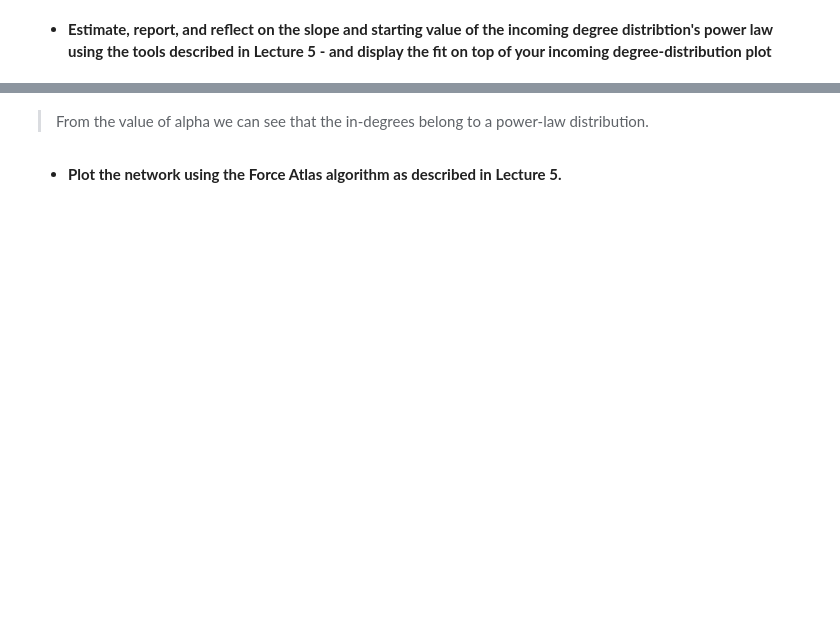
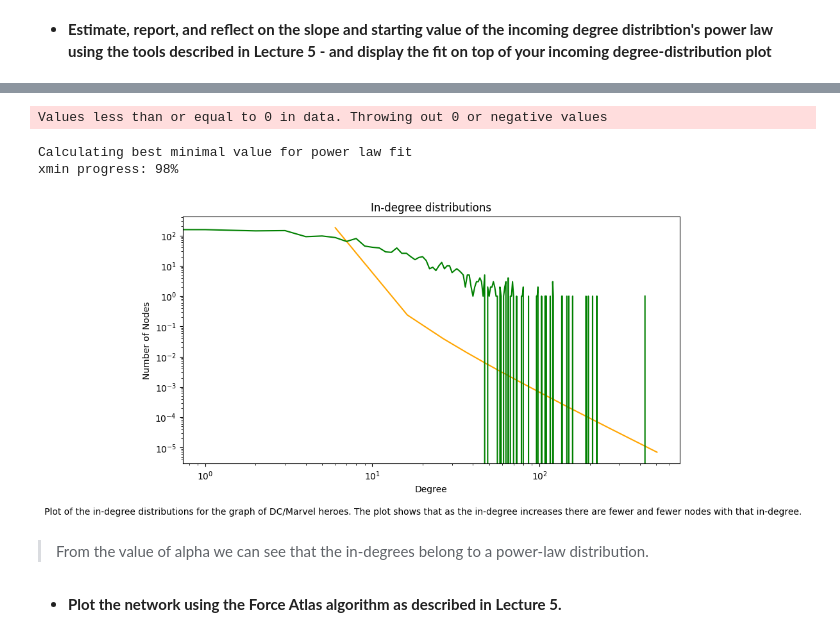
Before and after one commit to pete414n/02805SG, a Jupyter notebook: assignment2/assignment2.ipynb, the cells around one changed output, grey strips where cells are left out. Saved outputs shown, nothing was run; the diff lists cells and outputs as text; code cells hidden in the pictures; blank space fills up the shorter version.

```diff
--- a/assignment2/assignment2.ipynb
+++ b/assignment2/assignment2.ipynb
@@ -128,6 +158,31 @@ plt.show()
 # %%
-power_law = powerlaw.Fit(in_degree_list)
-print(power_law.alpha)
+alpha = powerlaw.Fit(in_degree_list).alpha # in- or out-degree?
+
+# Creating the degree distirbution for in and out degress
+in_counts, in_bins = np.histogram(in_degree_list, bins=max_in_degree)
+out_counts, out_bins = np.histogram(out_degree_list, bins=max_out_degree)
+
+# Plotting the powerlaw fit
+line_x = np.linspace(1, 500, 50)
+line = np.array([x**(-alpha) for x in line_x])
+plt.plot(line_x +5, line*max(in_counts), color="orange")
+
+#Plotting the in-degree distribution with log-log axes
+#as the in-degree distribution is much like a power-law distribution
+plt.plot(in_bins[:-1], in_counts, color = 'green')
+plt.xscale('log')
+plt.yscale('log')
+plt.xlabel('Degree')
+plt.ylabel('Number of Nodes')
+plt.title('In-degree distributions')
+plt.figtext(.5, -0.05, f"Plot of the in-degree distributions for the graph of DC/Marvel heroes. The plot shows that as the in-degree increases there are fewer and fewer nodes with that in-degree.", ha="center")
+
+plt.show()
+# %% [output]
+Values less than or equal to 0 in data. Throwing out 0 or negative values
+Calculating best minimal value for power law fit
+xmin progress: 98%
+[figure, added]
 # %% [markdown]
 > From the value of alpha we can see that the in-degrees belong to a power-law distribution.
 # %% [markdown]
```
Also changed, not shown: parts of 15 cells of this notebook.
